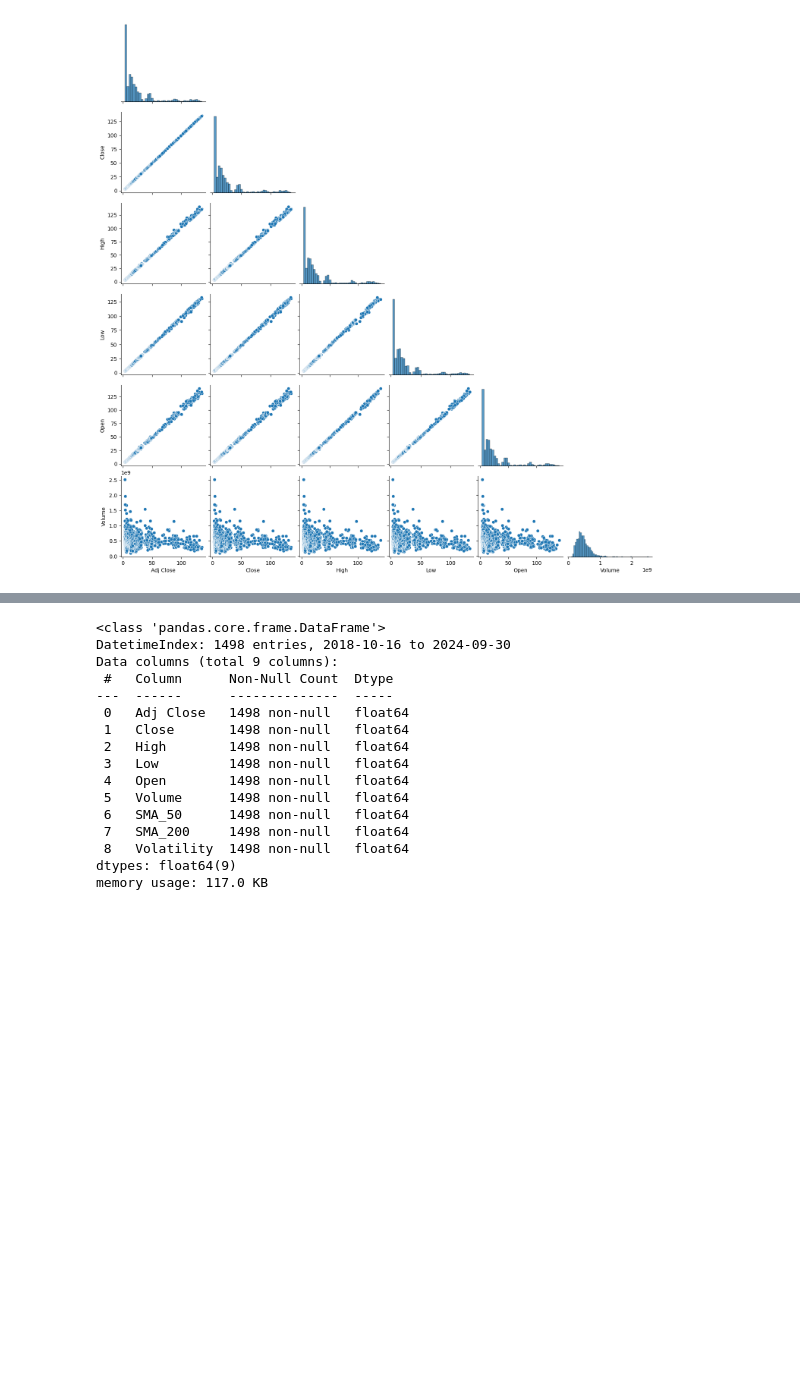
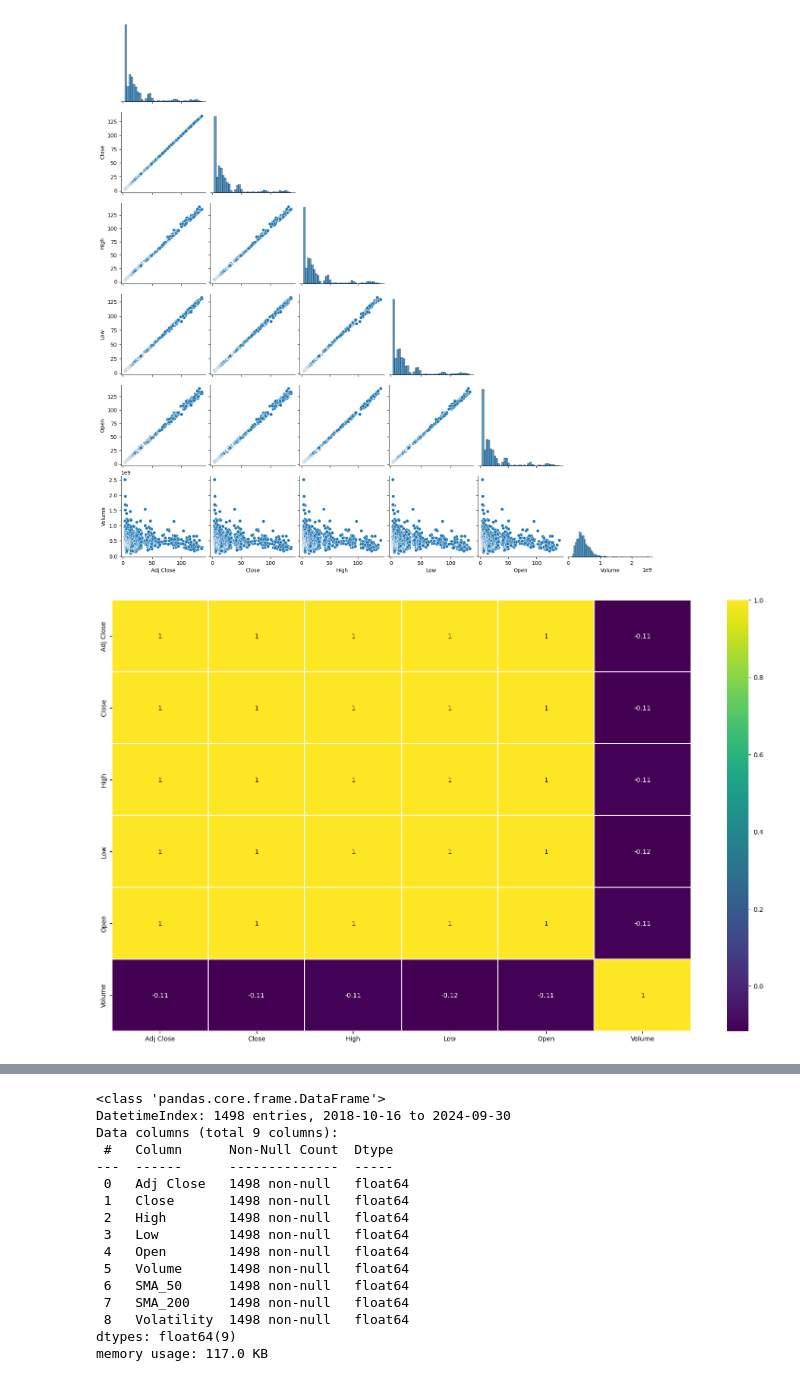
Before and after one commit to smkhowaja08/data-science-project, a Jupyter notebook: predicting_nvidia_stock_prices_using_machine_learning_models.ipynb, the cells around one changed output, grey strips where cells are left out. Cells and saved outputs as stored; diff of their text form; code cells hidden in the pictures; blank space fills up the shorter version.

```diff
--- a/predicting_nvidia_stock_prices_using_machine_learning_models.ipynb
+++ b/predicting_nvidia_stock_prices_using_machine_learning_models.ipynb
@@ -130,6 +130,15 @@ sns.pairplot(df_nvidia, corner=True)
 plt.show()
 # %% [output]
 [figure]
+# %%
+# Show correlation
+fig, ax = plt.subplots(figsize = (20, 12))
+ax = sns.heatmap(df_nvidia.corr(), cmap='viridis', cbar=True, annot=True, linewidths=0.2,ax=ax)
+# save image
+#plt.savefig('corr.png')
+plt.show()
+# %% [output]
+[figure, added]
 # %%
 # Feature Engineering (Moving Averages and Volatility)
 
```
Also changed, not shown: parts of 11 cells of this notebook.
